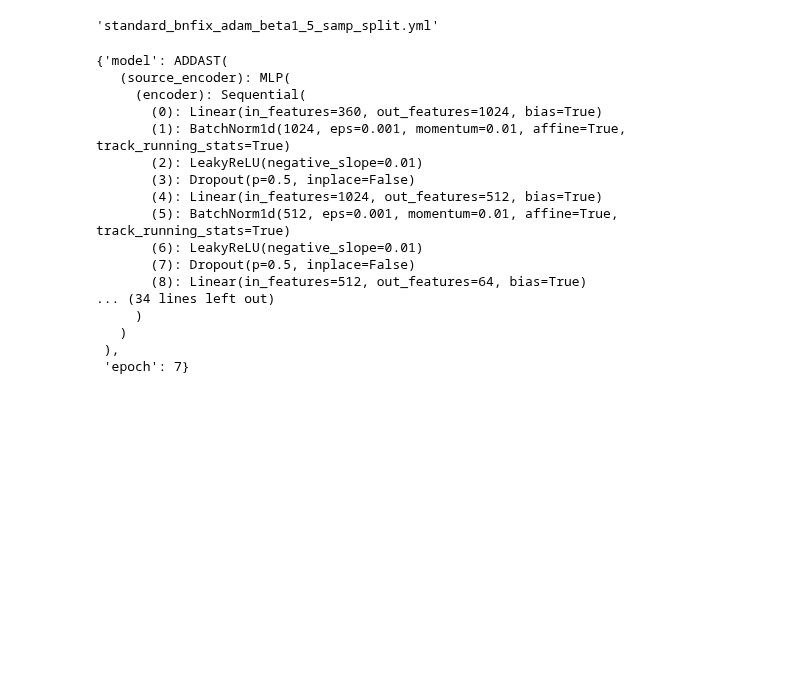
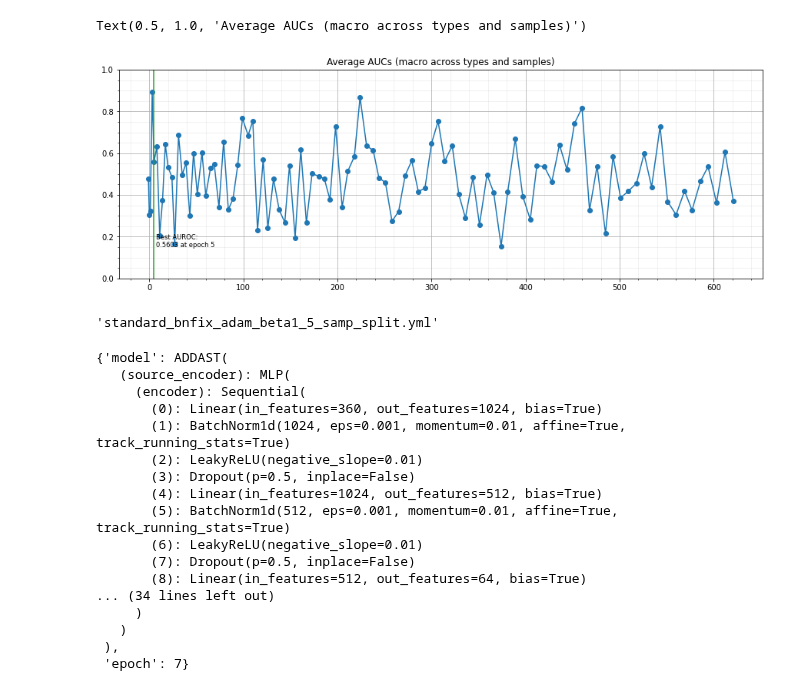
Before and after one commit to williamrobotma/AGrEDA, a Jupyter notebook: scratch.ipynb, the cells around one changed output. Cells and saved outputs as stored; diff of their text form; code cells hidden in the pictures; blank space fills up the shorter version.

```diff
--- a/scratch.ipynb
+++ b/scratch.ipynb
@@ -17,0 +24,9 @@ import numpy as np
+# %%
+df = pd.DataFrame(np.random.rand(100, 3), index=[int(i**1.4 - 1) for i in range(100)])
+df.index.name = "epoch"
+df.columns.name = "sample_id"
+df = df.mean(axis=1)
+
+best_epoch = 5
+
+df
@@ -18,3 +47,27 @@ import numpy as np
+# %%
+fig, ax = plt.subplots(figsize=(15, 5))
+ax.plot(df.index.to_series(), df, marker="o")
+ax.axvline(best_epoch, color="tab:green")
+ax.set_ylim(0,1)
+
+n_epochs = df.index.max() + 1
+x_text = best_epoch + (2 if best_epoch < n_epochs * 0.75 else -2)
+ha_text = "left" if best_epoch < n_epochs * 0.75 else "right"
+
+ax.grid(which="major")
+ax.minorticks_on()
+ax.grid(which="minor", alpha=0.2)
+ax.text(
+    x=x_text,
+    y=0.15,
+    s=f"Best AUROC:\n{df.loc[best_epoch]:.4f} at epoch {best_epoch}",
+    ha=ha_text,
+    size="small",
+)
+ax.set_title("Average AUCs (macro across types and samples)")
+# %% [output]
+Text(0.5, 1.0, 'Average AUCs (macro across types and samples)')
+[figure, added]
 # %%
 MODEL_NAME = "ADDA"
 DSET = "dlpfc"
```
Also changed, not shown: parts of 10 cells of this notebook, 12 other files.
